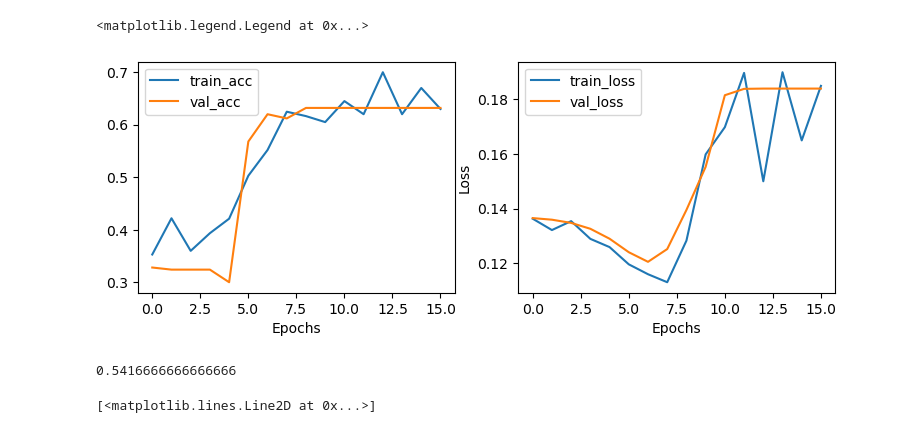
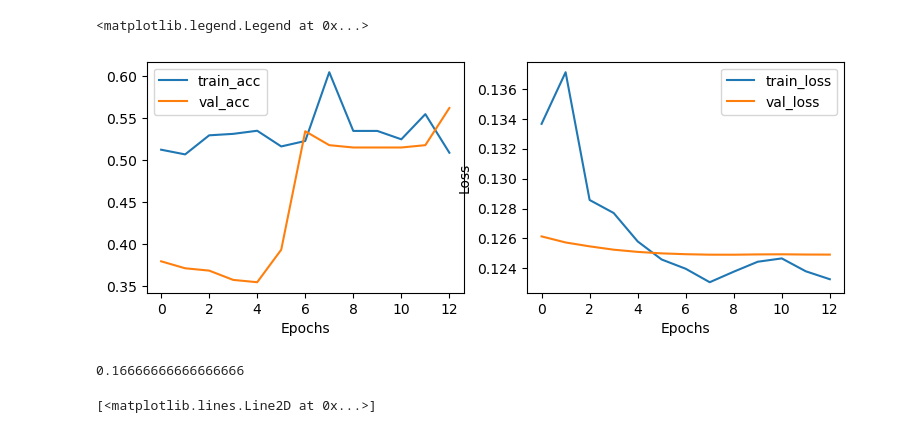
Before and after one commit to feanor3/tesi, a Jupyter notebook: analysis.ipynb, the cells around one changed output. Cells and saved outputs as stored; diff of their text form; code cells hidden in the pictures.

```diff
--- a/analysis.ipynb
+++ b/analysis.ipynb
@@ -40,28 +40,29 @@ t_train = t[:a]
 t_val = t[a:]
 # %%
 # CLASSIFIER TRAINING
-clf = MLPBinary(dim_hidden=100, tolerance=1e-5, activation='relu', lr=1e-5, batch_size=200, momentum=0.8, solver='sgd')
+clf = MLPBinary(dim_hidden=100, tolerance=1e-5, activation='relu', lr=1e-2, batch_size=200, momentum=0.9, solver='sgd', alpha=3,tau=25
+                )
 clf.fit(data_train, t_train, X_val=data_val, t_val=t_val)
 
 # plotting accuracy and loss
 fig, (ax1, ax2) = plt.subplots(nrows=1,ncols=2, figsize=(9,3))
 E = len(clf.train_acc)
 ax1.plot(np.arange(E), clf.train_acc)
 ax1.plot(np.arange(E), clf.val_acc)
 ax1.legend(["train_acc", "val_acc"])
 
 ax2.plot(np.arange(E), clf.train_loss)
 ax2.plot(np.arange(E), clf.val_loss)
 ax2.set_ylabel("Loss"), ax2.set_xlabel("Accuracy")
 ax1.set_xlabel("Epochs"), ax2.set_xlabel("Epochs")
 ax2.legend(["train_loss", "val_loss"])
 # %% [output]
 <matplotlib.legend.Legend at 0x...>
-[figure, old version]
+[figure, new version]
 # %%
-clf.score(data_test[4], t_test[4])
+clf.score(data_test[6], t_test[4])
 # %% [output]
-0.5416666666666666
+0.16666666666666666
 # %%
 plt.plot(temp_test[1], y[5,:,0], marker='x')
 # %% [output]
```
Also changed, not shown: parts of 1 cell of this notebook, 1 other file.
